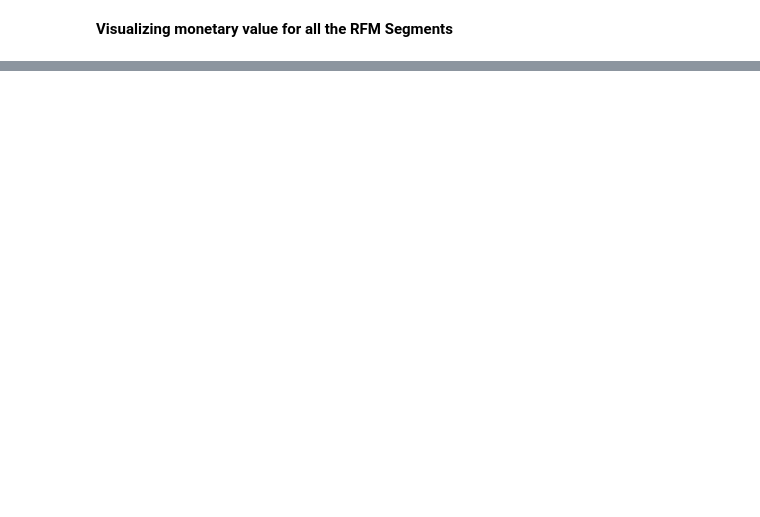
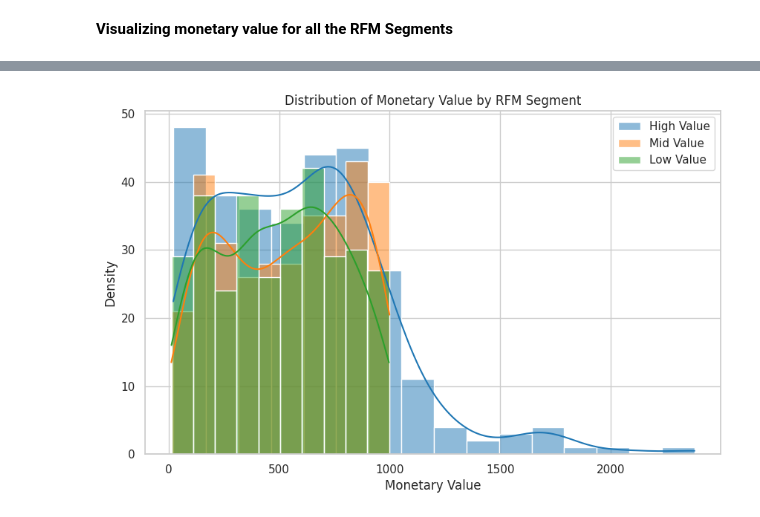
Before and after one commit to Murega14/rfm, a Jupyter notebook: rfm.ipynb, the cells around one changed output, grey strips where cells are left out. Drawn from its saved outputs; the diff is of its cells as text; code cells hidden in the pictures; blank space fills up the shorter version.

```diff
--- a/rfm.ipynb
+++ b/rfm.ipynb
@@ -449,0 +436,15 @@ Text(0.5, 1.0, 'Monetary Value by RFM Segment')
+# %%
+# Create a distplot of Monetary values by RFM_Segment
+plt.figure(figsize=(10, 6))
+for segment in rfm_df['RFM_Segment'].unique():
+    sns.histplot(rfm_df[rfm_df['RFM_Segment'] == segment]['monetary'], label=segment, kde=True)
+
+plt.xlabel('Monetary Value')
+plt.ylabel('Density')
+plt.title('Distribution of Monetary Value by RFM Segment')
+plt.legend()
+
+# Display the plot
+plt.show()
+# %% [output]
+[figure, added]
```
Also changed, not shown: parts of 12 cells of this notebook.
